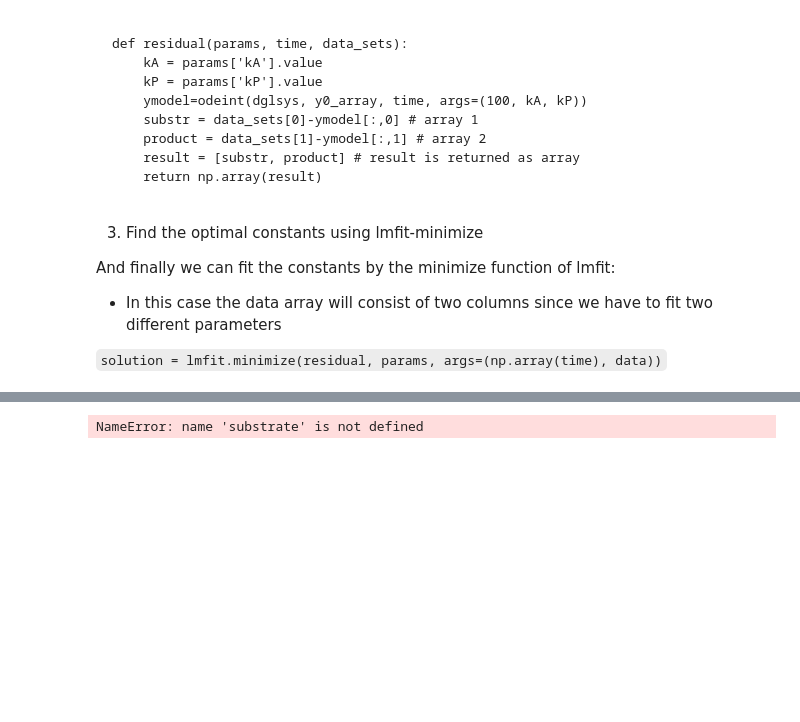
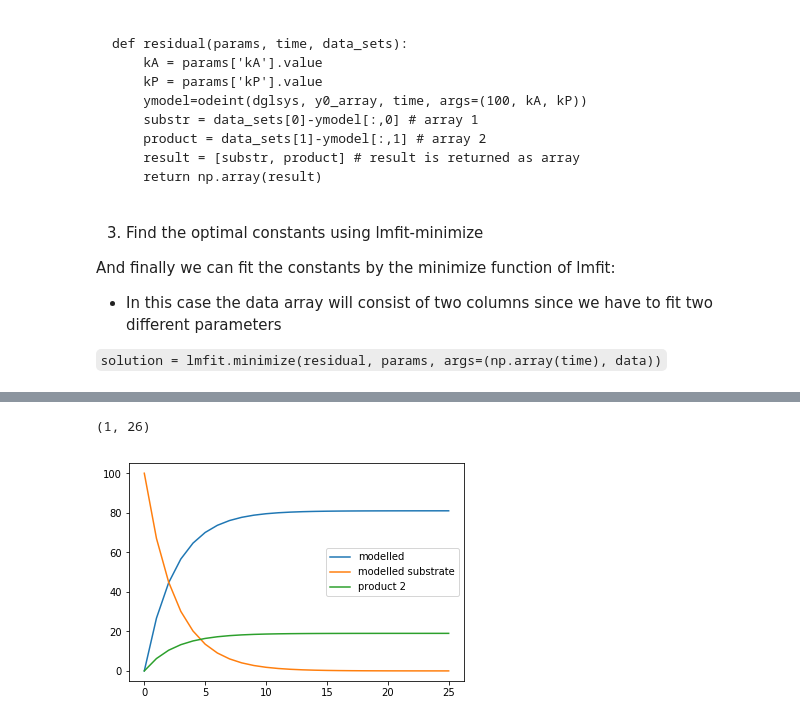
Before and after one commit to BioCatHub/wt_modeling, a Jupyter notebook: Drafts/lmfit_biocatalysis/dgls copy.ipynb, the cells around one changed output, grey strips where cells are left out. Saved outputs shown, nothing was run; the diff lists cells and outputs as text; code cells hidden in the pictures; blank space fills up the shorter version.

```diff
--- a/Drafts/lmfit_biocatalysis/dgls copy.ipynb
+++ b/Drafts/lmfit_biocatalysis/dgls copy.ipynb
@@ -99,45 +120,49 @@ data = np.array(data_list)
 
 y0_array = [100,0, 0]
 
-def dglsys(init_cond_array, t,A0, kA, kB, kC):
+def dglsys(init_cond_array, t,A0, kA, kB, kC,kD):
     A = init_cond_array[0]
     P = init_cond_array[1]
     P1 = init_cond_array[2]
+
+    B =A0-(A0-A)
     dAdt = -kA*A
-    dPdt = kB*(A0-(A0-A))-kC*(kB*(A0-(A0-A)))
-    dP1dt =kC*(kB*(A0-(A0-A)))
+    dPdt = kB*B-kC*(kB*B)+kD*(kC*(kB*B))
+    dP1dt =kC*(kB*(A0-(A0-A)))-kD*(kC*(kB*(A0-(A0-A))))
     dzdt = [dAdt, dPdt, dP1dt]
     return dzdt
 
-sol = odeint(dglsys, y0_array, time, args=(100,0.2, 0.2, 0,1))
+sol = odeint(dglsys, y0_array, time, args=(100,0.4, 0.4, 0.2, 0.05))
 #print(sol)
 print(np.array([time]).shape)
 #print(data[0])
 
 '''
 params = lmfit.Parameters()
 params.add('kA', 2, min=0.00000001, max=3)
 params.add('kP', 2, min=0.0000000001, max=3)
 
 def residual(params, time, data_sets):
     kA = params['kA'].value
     kP = params['kP'].value
     ymodel=odeint(dglsys, y0_array, time, args=(100, kA, kP))
     substr = data_sets[0]-ymodel[:,0] # array 1
     product = data_sets[1]-ymodel[:,1] # array 2
     result = [substr, product] # result is returned as array
     return np.array(result)
 
 solution = lmfit.minimize(residual, params, args=(np.array(time), data))
 print(lmfit.report_fit(solution))
 '''
 
 fig, ax = plt.subplots()
-ax.plot(time, substrate, label="Substrate concentration", color="red")
+#ax.plot(time, substrate, label="Substrate concentration", color="red")
 ax.plot(time, sol[:,1], label="modelled")
 ax.plot(time, sol[:,0], label="modelled substrate")
+ax.plot(time, sol[:,2], label="product 2")
 ax.legend()
 
 plt.show()
 # %% [output]
-NameError: name 'substrate' is not defined
+(1, 26)
+[figure, added]
```
Also changed, not shown: parts of 1 cell of this notebook.
